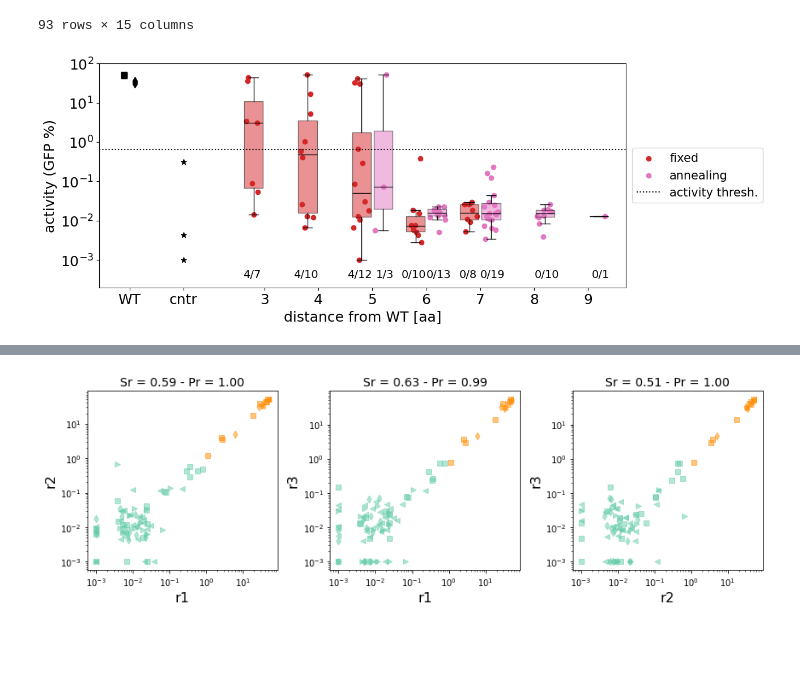
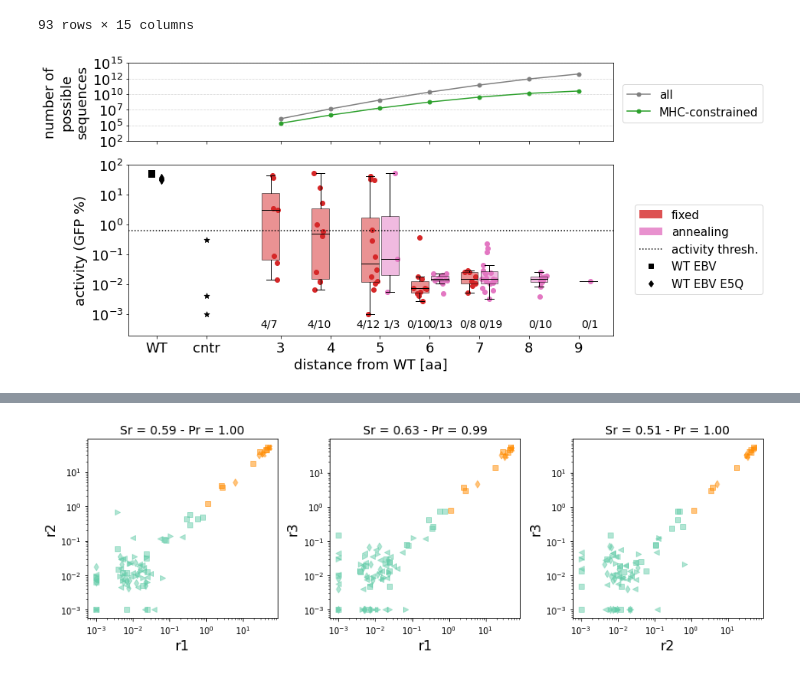
Before and after one commit to StatPhysBio/tcr_antigen_design, a Jupyter notebook: peptide_designs/ebv/post_experiment_analysis/ebv_analysis.ipynb, the cells around one changed output, grey strips where cells are left out. Cells and saved outputs as stored; diff of their text form; code cells hidden in the pictures; blank space fills up the shorter version.

Commit message:
design plots good draft

```diff
--- a/peptide_designs/ebv/post_experiment_analysis/ebv_analysis.ipynb
+++ b/peptide_designs/ebv/post_experiment_analysis/ebv_analysis.ipynb
@@ -547,6 +547,7 @@ df
 import matplotlib
 matplotlib.rcParams['pdf.fonttype'] = 42
 matplotlib.rcParams['ps.fonttype'] = 42
+from matplotlib import gridspec
 
 fontsize = 18
 
@@ -555,8 +556,11 @@ model_groups = [('so3_convnet_base_ensemble__fixed_structure', 'so3_convnet_nois
 model_group_names = ['fixed', 'annealing']
 colors = ['tab:red', 'tab:pink']
 
-plt.figure(figsize=(13, 5))
-ax = plt.gca()
+fig = plt.figure(figsize=(14, 6))
+gs = gridspec.GridSpec(2, 1, height_ratios=[1, 2.2])
+
+# Bottom subplot
+ax = fig.add_subplot(gs[1])
 
 df_here = df.loc[df['tcrdock_pae'] < 5.5]
 
@@ -622,35 +626,72 @@ ax.scatter([wt_xtick-0.1]*len(score_wt), np.log10(score_wt), color='black', mark
 ax.scatter([wt_xtick+0.1]*len(score_wt_q5), np.log10(score_wt_q5), color='black', marker='d', s=50)
 ax.scatter([control_xtick]*len(unstim_values), np.log10(unstim_values), color='black', marker='*', s=50)
 
 ax.axhline(np.log10(cutoff), color='black', linestyle=':', label='activity thresh.')
 
 xticks = [wt_xtick, control_xtick] + list(all_distances)
 xticklabels = ['WT', 'cntr'] + [str(int(distance)) for distance in all_distances]
 
 ax.set_xticks(xticks)
 ax.set_xticklabels(xticklabels)
 
 ax.set_yticklabels(['$10^{}$'.format('{' + str(int(y)) + '}') for y in ax.get_yticks()])
 
 ax.tick_params(axis='both', labelsize=fontsize)
 
 
 ax.tick_params(axis='both', labelsize=fontsize)
 ax.set_xlabel('distance from WT [aa]', fontsize=fontsize)
 ax.set_ylabel('activity (GFP %)', fontsize=fontsize)
 
+
+import json
+with open('mhc_constrainted_class_I_B3501_11_ebv_k_to_num_sequences.json', 'r') as f:
+    k_to_num_sequences_mhc = json.load(f)
+with open('all_possibilities_class_I_B3501_11_ebv_k_to_num_sequences.json', 'r') as f:
+    k_to_num_sequences_all = json.load(f)
+
+all_values = [k_to_num_sequences_all[str(int(k))] for k in all_distances]
+mhc_values = [k_to_num_sequences_mhc[str(int(k))] for k in all_distances]
+
+# put mhc_values on the plot, show ticks and label on right y-axis, in log-scale
+# Top subplot
+ax2 = fig.add_subplot(gs[0], sharex=ax)
+ax2.plot(all_distances, np.log10(all_values), color='tab:grey', linestyle='-', marker='o', markersize=5, label='all')
+ax2.plot(all_distances, np.log10(mhc_values), color='tab:green', linestyle='-', marker='o', markersize=5, label='MHC-constrained')
+# ax2.set_yticks(np.log10(mhc_values))
+# ax2.set_yticklabels(mhc_values)
+# ax2.set_ylim(ax.get_ylim())
+
+ax2.tick_params(labelbottom=False)
+
+# ax2.set_yticks([6, 7, 8])
+# print(ax2.get_yticks())
+ax2.set_yticks(ax2.get_yticks(), ['$10^{}$'.format('{' + str(int(y)) + '}') for y in ax2.get_yticks()])
+ax2.tick_params(axis='y', labelsize=fontsize)
+ax2.set_ylabel('number of\npossible\nsequences', fontsize=fontsize)
+
+ax2.grid(axis='y', linestyle='--', alpha=0.5)
+
+
 from matplotlib.lines import Line2D
 from matplotlib.patches import Patch
 
+legend_handles = [Patch(facecolor='tab:red', alpha=0.8, label='fixed'),
+                    Patch(facecolor='tab:pink', alpha=0.8, label='annealing'),
+                    Line2D([0], [0], color='black', linestyle=':', label='activity thresh.'),
+                    Line2D([0], [0], color='black', marker='s', linestyle='None', label='WT EBV'),
+                    Line2D([0], [0], color='black', marker='d', linestyle='None', label='WT EBV E5Q')]
+
 # put legend outside of figure on the right
-ax.legend(fontsize=fontsize-3, bbox_to_anchor=(1, 0.65))
+ax.legend(handles=legend_handles, fontsize=fontsize-3, bbox_to_anchor=(1.32, 0.80))
+ax2.legend(fontsize=fontsize-3, bbox_to_anchor=(1.32, 0.80))
 
 plt.tight_layout()
 plt.savefig('__pretty_ebv_mean_exp_scores_vs_hamming_distance_from_wt.png')
 plt.savefig('__pretty_ebv_mean_exp_scores_vs_hamming_distance_from_wt.pdf')
 plt.show()
 # %% [output]
-[figure, old version]
+[figure, new version]
 # %%
 # 4 logoplots: true and tcrdock pae below 5.5; false and tcrdock pae below 5.5; flase and tcrdock pae above 5.5; false and tcrdock pae above 5.5
 # write the number of sequences in each logoplot
```
Also changed, not shown: parts of 1 cell of this notebook, 25 other files.
